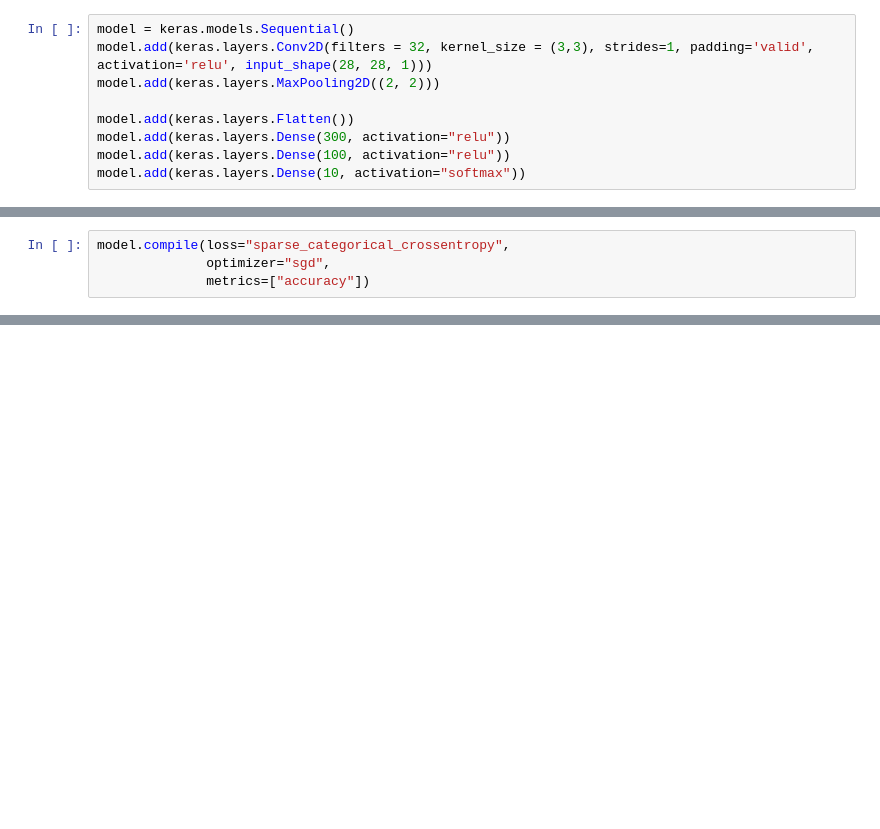
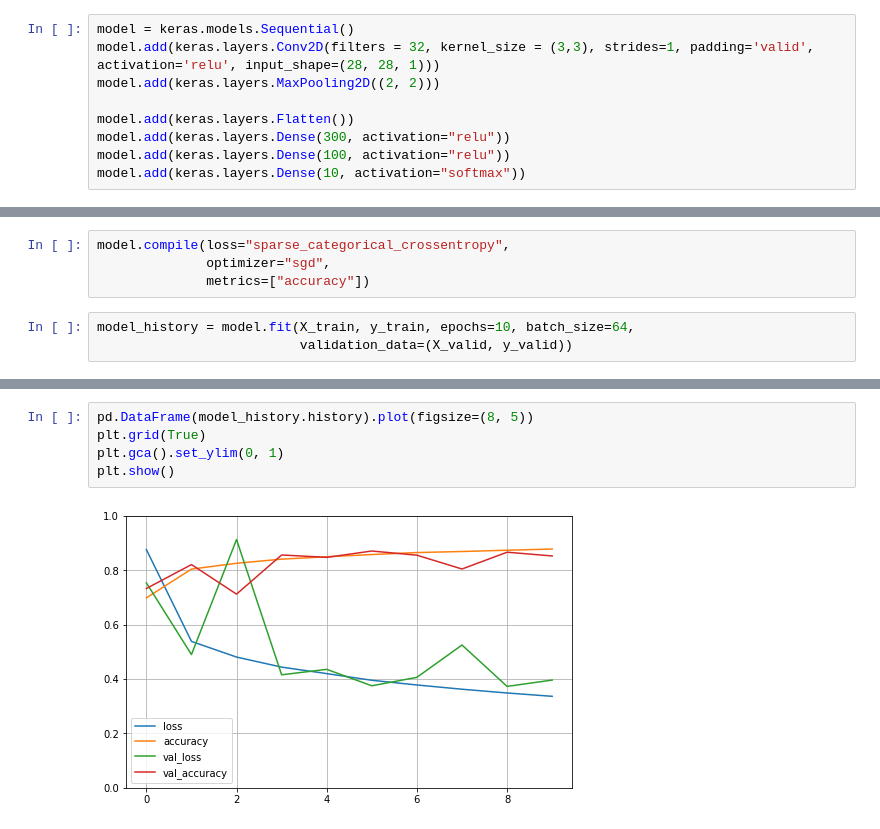
Before and after one commit to juan-ivan-NV/My-learnings, a Jupyter notebook: Computer_vision_keras/CNN_introduction.ipynb, the cells around one changed output, grey strips where cells are left out. Saved outputs shown, nothing was run; the diff lists cells and outputs as text; blank space fills up the shorter version.

```diff
--- a/Computer_vision_keras/CNN_introduction.ipynb
+++ b/Computer_vision_keras/CNN_introduction.ipynb
@@ -649,7 +661,7 @@ Architecture
     10 neuron
 # %%
 model = keras.models.Sequential()
-model.add(keras.layers.Conv2D(filters = 32, kernel_size = (3,3), strides=1, padding='valid', activation='relu', input_shape(28, 28, 1)))
+model.add(keras.layers.Conv2D(filters = 32, kernel_size = (3,3), strides=1, padding='valid', activation='relu', input_shape=(28, 28, 1)))
 model.add(keras.layers.MaxPooling2D((2, 2)))
 
 model.add(keras.layers.Flatten())
@@ -662,3 +692,6 @@ model.summary()
 model.compile(loss="sparse_categorical_crossentropy",
               optimizer="sgd",
               metrics=["accuracy"])
+# %%
+model_history = model.fit(X_train, y_train, epochs=10, batch_size=64,
+                          validation_data=(X_valid, y_valid))
@@ -664,0 +719,7 @@ model.compile(loss="sparse_categorical_crossentropy",
+# %%
+pd.DataFrame(model_history.history).plot(figsize=(8, 5))
+plt.grid(True)
+plt.gca().set_ylim(0, 1)
+plt.show()
+# %% [output]
+[figure, added]
```
Also changed, not shown: parts of 13 cells of this notebook.
